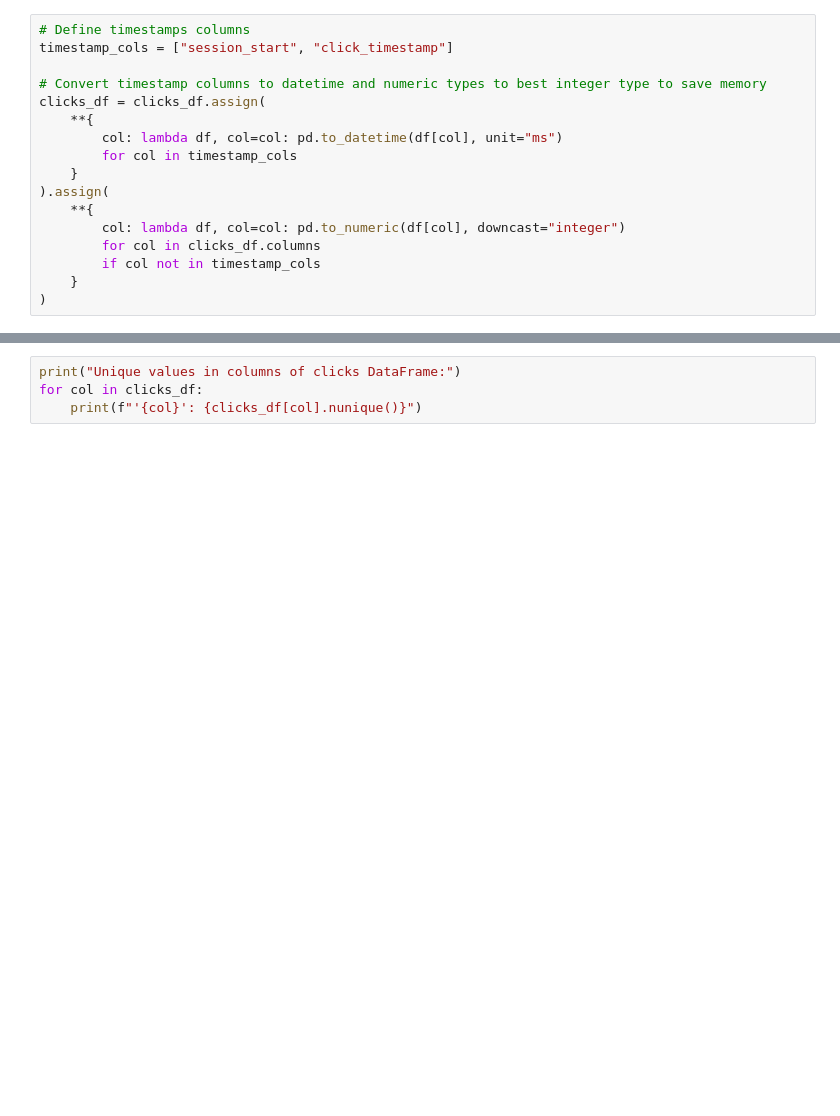
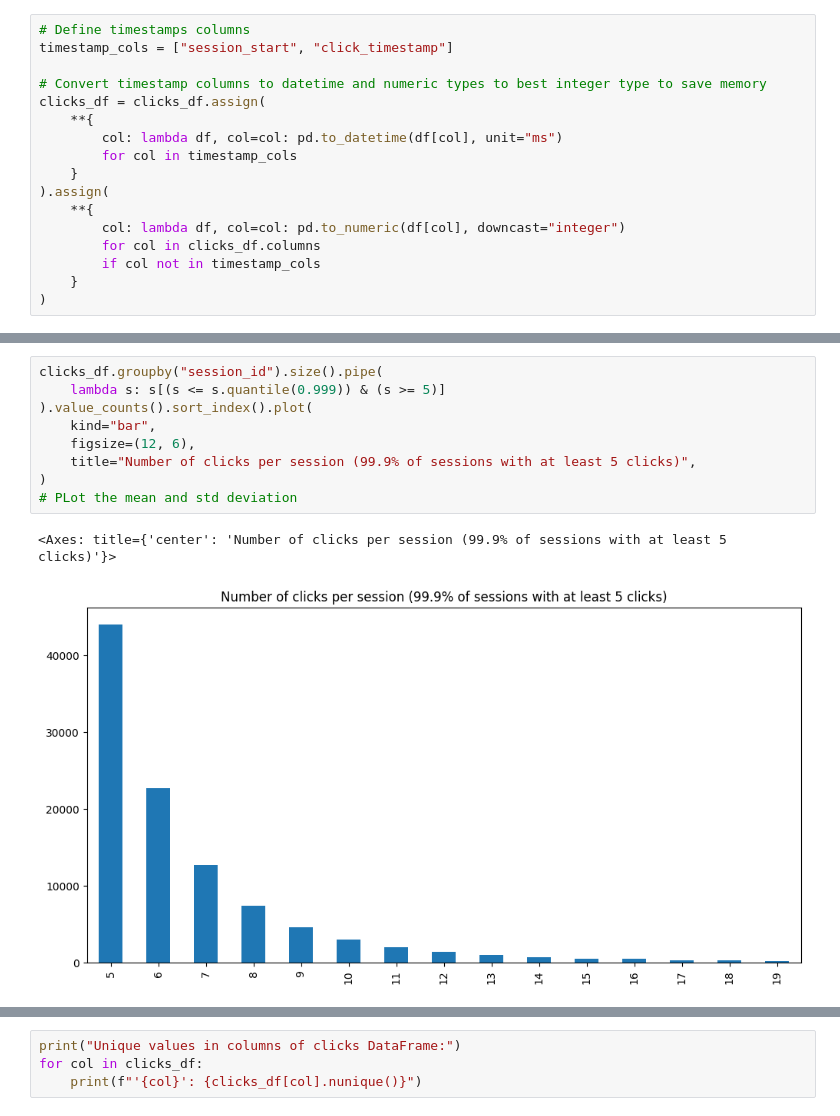
Before and after one commit to Hedredo/oc_p10, a Jupyter notebook: notebooks/main.ipynb, the cells around one changed output, grey strips where cells are left out. Drawn from its saved outputs; the diff is of its cells as text; blank space fills up the shorter version.

```diff
--- a/notebooks/main.ipynb
+++ b/notebooks/main.ipynb
@@ -118,0 +301,12 @@ Number of duplicate rows in clicks DataFrame:
+# %%
+clicks_df.groupby("session_id").size().pipe(
+    lambda s: s[(s <= s.quantile(0.999)) & (s >= 5)]
+).value_counts().sort_index().plot(
+    kind="bar",
+    figsize=(12, 6),
+    title="Number of clicks per session (99.9% of sessions with at least 5 clicks)",
+)
+# PLot the mean and std deviation
+# %% [output]
+<Axes: title={'center': 'Number of clicks per session (99.9% of sessions with at least 5 clicks)'}>
+[figure, added]
```
Also changed, not shown: parts of 29 cells of this notebook, 4 other files.
